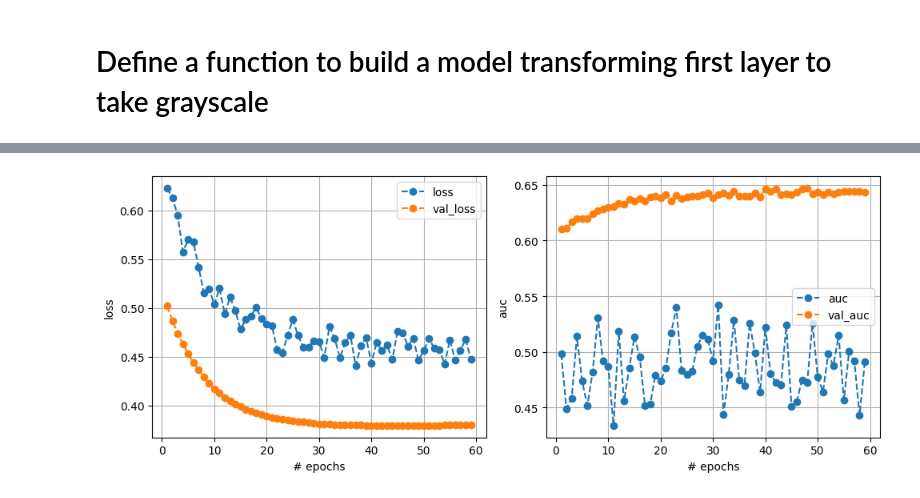
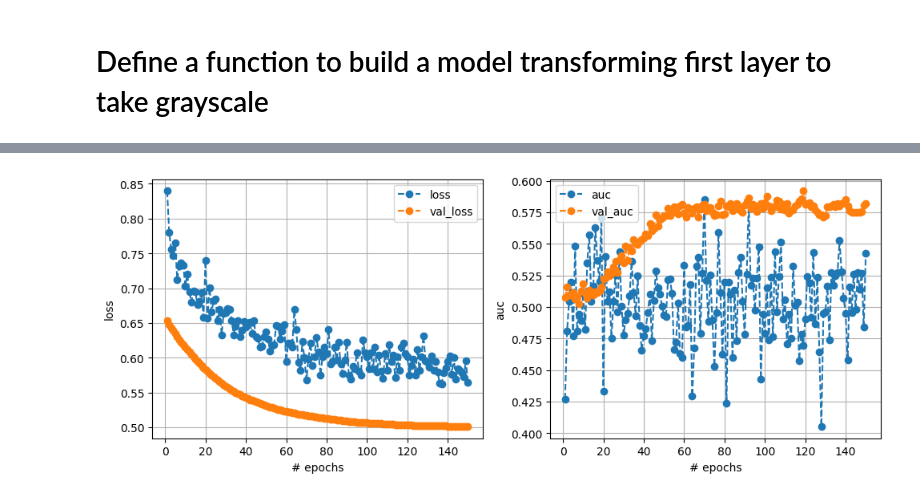
Before and after one commit to gwendysyd/Placenta-Insufficiency-Classification, a Jupyter notebook: src/3. Experiments/1. Deep Learning/7. Final trial (Optimization)/C3 - Optimized.ipynb, the cells around one changed output, grey strips where cells are left out. Saved outputs shown, nothing was run; the diff lists cells and outputs as text; code cells hidden in the pictures.

```diff
--- a/src/3. Experiments/1. Deep Learning/7. Final trial (Optimization)/C3 - Optimized.ipynb
+++ b/src/3. Experiments/1. Deep Learning/7. Final trial (Optimization)/C3 - Optimized.ipynb
@@ -646,0 +238,8 @@ def objective(trial):
+# %%
+def augment_image(image, label):
+    # Randomly apply different augmentations to the image
+    image = tf.image.random_flip_left_right(image)
+    image = tf.image.random_flip_up_down(image)
+    image = tf.image.random_brightness(image, max_delta=0.2)  # Adjust brightness
+    image = tf.image.random_contrast(image, lower=0.8, upper=1.2)  # Adjust contrast
+    return image, label
@@ -646,0 +255,3 @@ def objective(trial):
+# %%
+from classification_models.tfkeras import Classifiers
+ResNet18, preprocess_input = Classifiers.get('resnet18')
@@ -646,0 +291,10 @@ def objective(trial):
+# %%
+def preprocess_data_resnet18(image, label):
+    image = preprocess_input(image)
+    return image, label
+
+prep_train_data = train_data.map(preprocess_data_resnet18)
+prep_val_data = val_data.map(preprocess_data_resnet18)
+prep_test_data = test_data.map(preprocess_data_resnet18)
+
+train_data_augmented = prep_train_data.map(augment_image)
@@ -646,0 +390,10 @@ def objective(trial):
+# %%
+def preprocess_data_resnet18(image, label):
+    image = preprocess_input(image)
+    return image, label
+
+prep_train_data = train_data.map(preprocess_data_resnet18)
+prep_val_data = val_data.map(preprocess_data_resnet18)
+prep_test_data = test_data.map(preprocess_data_resnet18)
+
+train_data_augmented = prep_train_data.map(augment_image)
@@ -744,25 +553,25 @@ Training time: 64.85419392585754 seconds
 # %%
 # Extract the best hyperparameters
 best_trial = study.best_trial.params
 
 # Base model
-base_mobilenet = tf.keras.applications.MobileNet(weights='imagenet', include_top=False, input_shape=(224, 224, 3))
+base_resnet18 = ResNet18(weights='imagenet', include_top=False, input_shape=(224, 224, 3))
 
 # Rebuild the model with the best hyperparameters
-model = build_model(base_model=base_mobilenet,
+model = build_model(base_model=base_resnet18,
                     transfer_learning='Y',
                     trial=optuna.trial.FixedTrial(best_trial))
 
 # Callbacks
-mb_callback = tf.keras.callbacks.EarlyStopping(monitor='val_loss', patience=10)
-mb_checkpoint = ModelCheckpoint('mb_best_weights.h5', save_best_only=True, save_weights_only=True)
-mb_plot_callback = PlotLearning()
+rn_callback = tf.keras.callbacks.EarlyStopping(monitor='val_loss', patience=10)
+rn_checkpoint = ModelCheckpoint('mb_best_weights.h5', save_best_only=True, save_weights_only=True)
+rn_plot_callback = PlotLearning()
 
 # Retrain the model
-history = model.fit(prep_train_data,
+history = model.fit(train_data_augmented,
                     epochs=150,
                     validation_data=prep_val_data,
-                    callbacks=[mb_callback, mb_checkpoint, mb_plot_callback],
+                    callbacks=[rn_callback, rn_checkpoint, rn_plot_callback],
                    )
 # %% [output]
-[figure, old version]
+[figure, new version]
```
Also changed, not shown: parts of 44 cells of this notebook, 3 other files.
